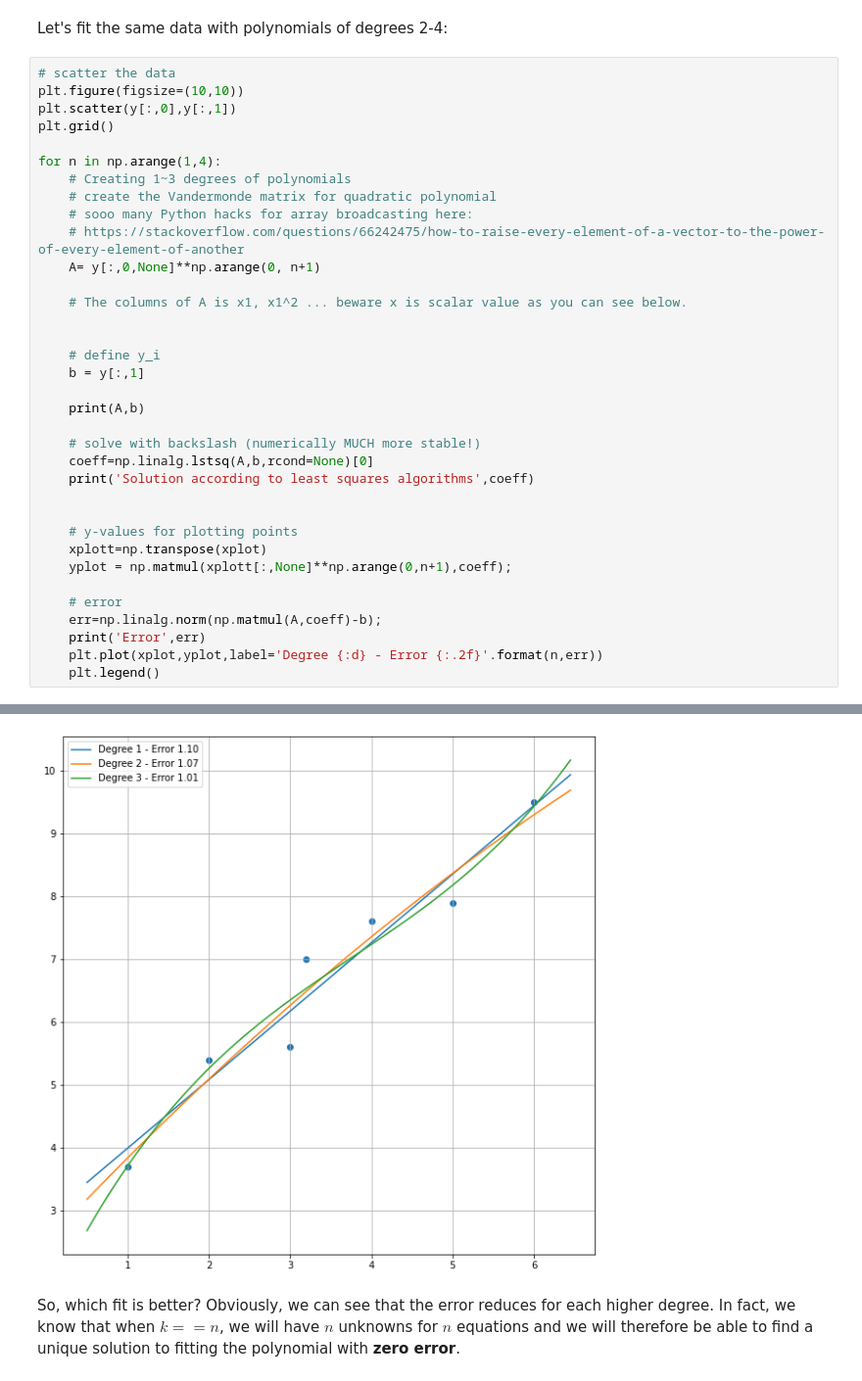
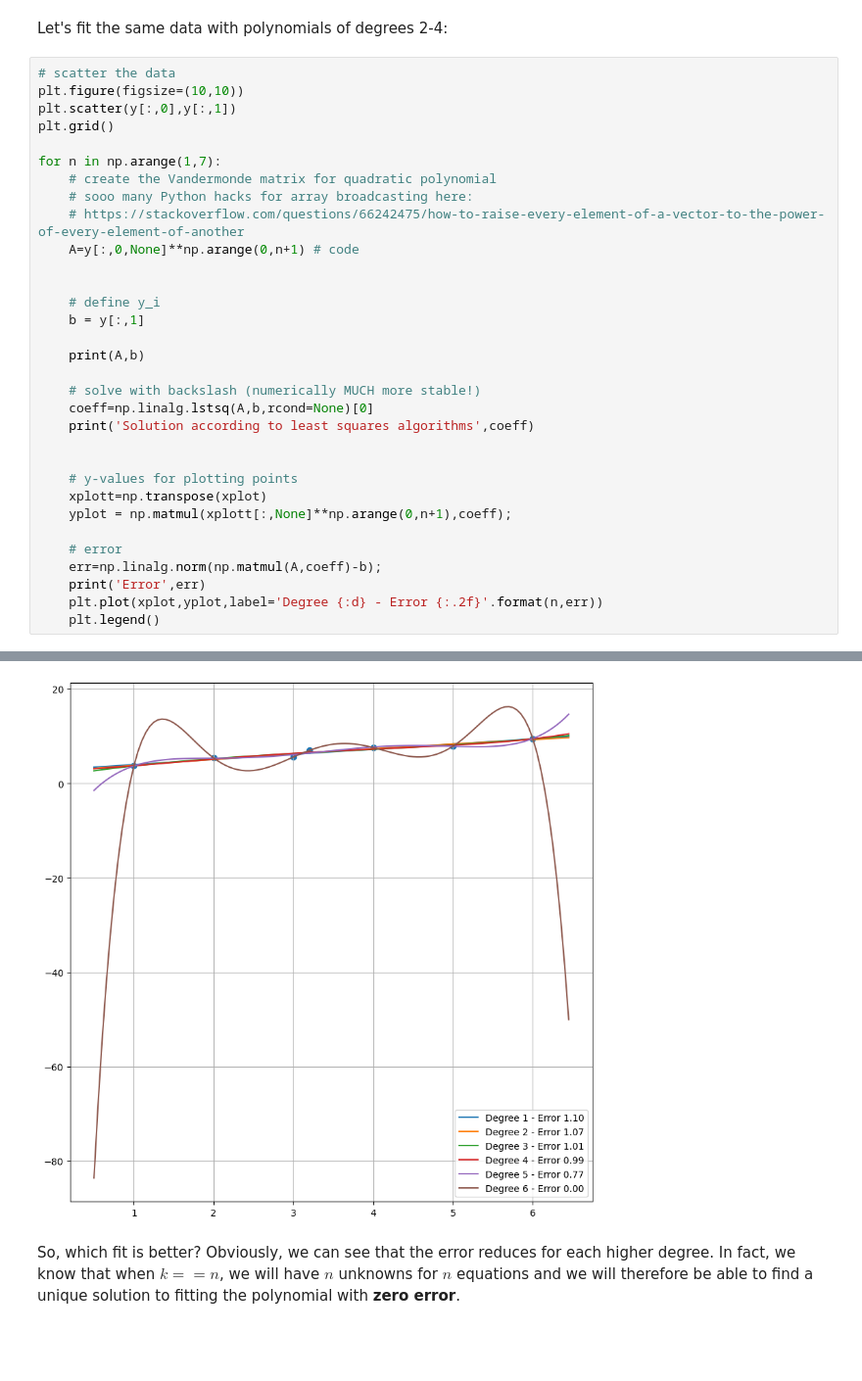
Before and after one commit to ShinyJay2/Neural_Networks, a Jupyter notebook: 002_Optimization_LinearAlgebra-Class.ipynb, the cells around one changed output, grey strips where cells are left out. Shown at 98% size. Saved outputs shown, nothing was run; the diff lists cells and outputs as text; blank space fills up the shorter version.

```diff
--- a/002_Optimization_LinearAlgebra-Class.ipynb
+++ b/002_Optimization_LinearAlgebra-Class.ipynb
@@ -387,14 +370,11 @@ plt.figure(figsize=(10,10))
 plt.scatter(y[:,0],y[:,1])
 plt.grid()
 
-for n in np.arange(1,4):
-    # Creating 1~3 degrees of polynomials
+for n in np.arange(1,7):
     # create the Vandermonde matrix for quadratic polynomial
     # sooo many Python hacks for array broadcasting here:
     # https://stackoverflow.com/questions/66242475/how-to-raise-every-element-of-a-vector-to-the-power-of-every-element-of-another
-    A= y[:,0,None]**np.arange(0, n+1)
-
-    # The columns of A is x1, x1^2 ... beware x is scalar value as you can see below.
+    A=y[:,0,None]**np.arange(0,n+1) # code
 
 
     # define y_i
@@ -437,4 +417,4 @@ Error 1.0059716029390942
-[figure, old version]
+[figure, new version]
 # %% [markdown]
 So, which fit is better? Obviously, we can see that the error reduces for each higher degree. In fact, we know that when $k==n$, we will have $n$ unknowns for $n$ equations and we will therefore be able to find a unique solution to fitting the polynomial with **zero error**.
 # %%
```
Also changed, not shown: parts of 10 cells of this notebook.
